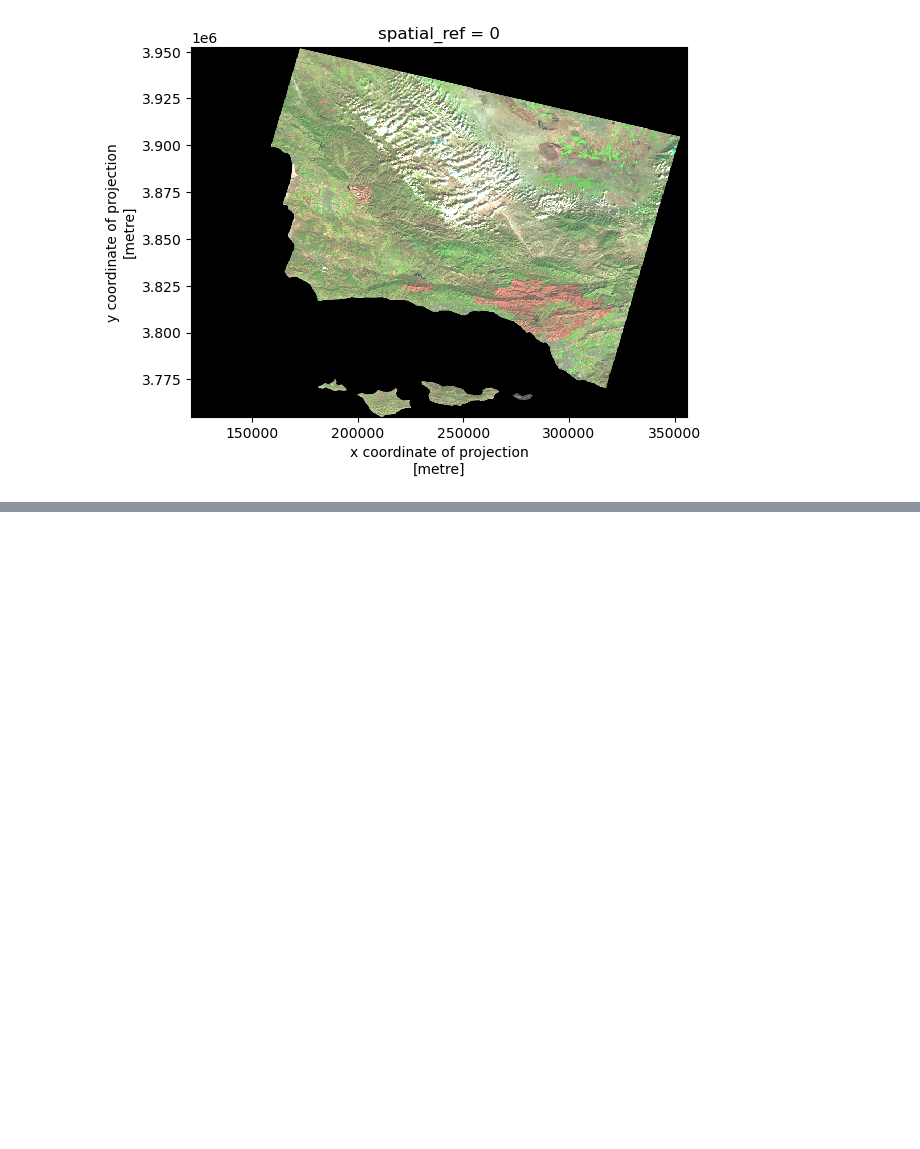
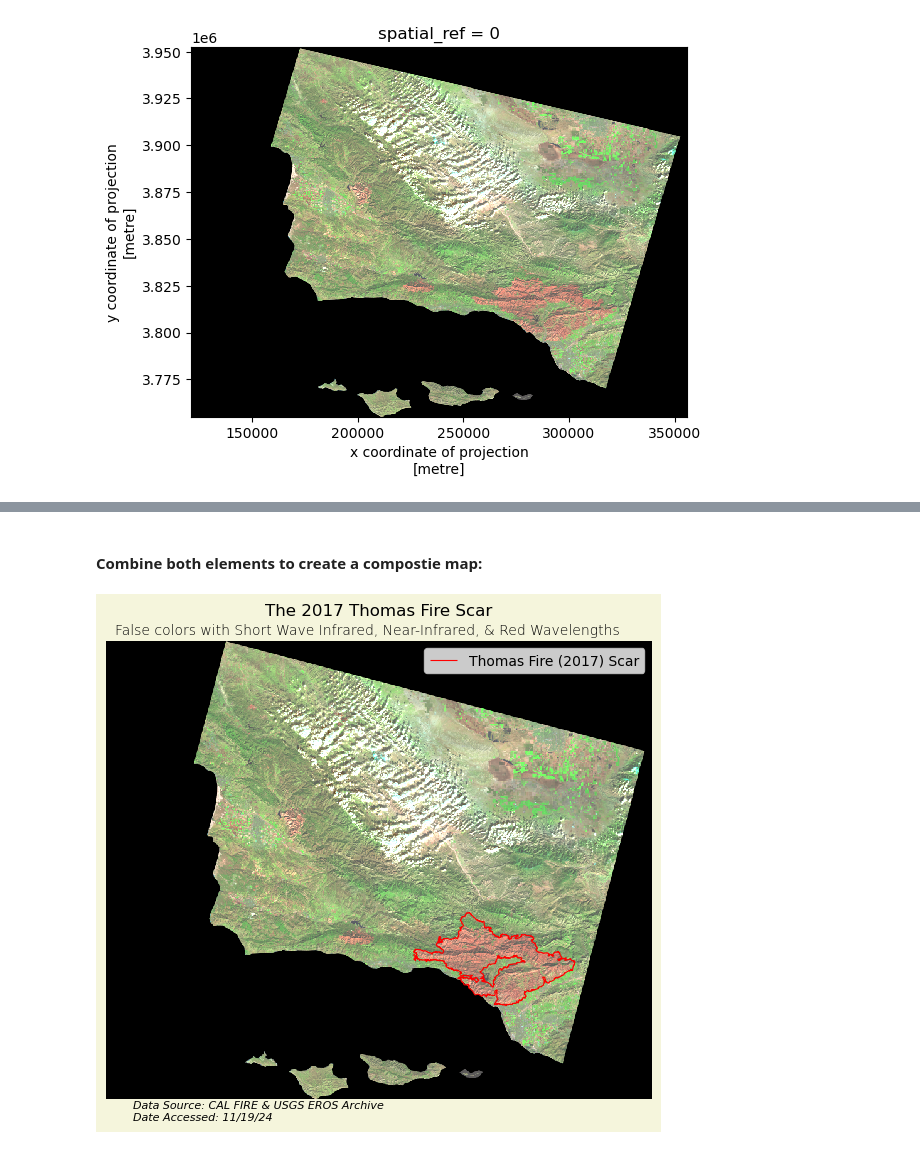
Before and after one commit to stephenccodes/eds220-hwk4, a Jupyter notebook: hwk4-task2-false-color-CARROLL.ipynb, the cells around one changed output, grey strips where cells are left out. Cells and saved outputs as stored; diff of their text form; code cells hidden in the pictures; blank space fills up the shorter version.

Commit message:
Add descriptions, clean notebook

```diff
--- a/hwk4-task2-false-color-CARROLL.ipynb
+++ b/hwk4-task2-false-color-CARROLL.ipynb
@@ -134,0 +158,55 @@ plt.show()
+# %% [markdown]
+#### Combine both elements to create a compostie map:
+# %%
+# Define the landsat aspect ratio
+landsat_aspect_ratio = landsat.rio.width / landsat.rio.height
+
+# Initialize the figure and set the dimensions
+fig, ax = plt.subplots(figsize = (9, 5 * landsat_aspect_ratio)) # Apply the aspect ratio
+
+# Set the background color of the entire figure
+fig.patch.set_facecolor('beige')
+
+# Remove axes for cleaner map
+ax.axis('off')
+
+# Plot the false color remorte sensing data
+landsat[['swir22', 'nir08', 'red']].to_array().plot.imshow(robust = True, ax = ax)
+
+# Plot the Thomas Fire perimeter
+thomas_fire.boundary.plot(ax = ax,
+                          color = "red", # Color it red for emphasis
+                          linewidth = 0.8)
+
+# Add a main title
+ax.set_title("The 2017 Thomas Fire Scar\n", fontsize = 12)
+
+# Add subtitle describing the false colors
+fig.suptitle("False colors with Short Wave Infrared, Near-Infrared, & Red Wavelengths",
+             color = 'black',
+             fontsize = 10,
+             fontweight='light',
+             y=0.91)
+
+# Add a legend for the fire boundary
+ax.legend(labels = ['Thomas Fire (2017) Scar'])
+
+# Add a footnote citation at the bottom of the figure
+fig.text(0.379, 0.1, # Position
+         'Data Source: CAL FIRE & USGS EROS Archive',
+         ha='center', # Horizontal alignment
+         va='center', # Vertical alignment
+         fontsize=8,
+         color='black',
+         fontstyle='italic')
+fig.text(0.395, 0.08, # Position
+         'Date Accessed: 11/19/24',
+         ha='right', # Horizontal alignment
+         va='center', # Vertical alignment
+         fontsize=8,
+         color='black',
+         fontstyle='italic')
+
+plt.show()
+# %% [output]
+[figure, added]
```
Also changed, not shown: parts of 16 cells of this notebook.
